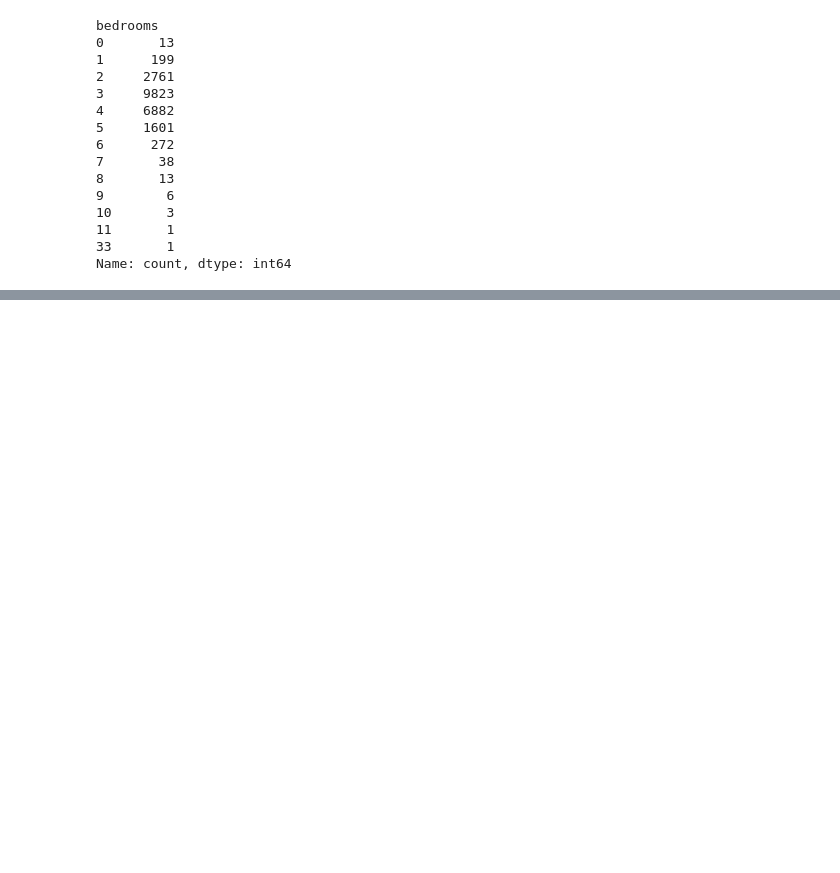
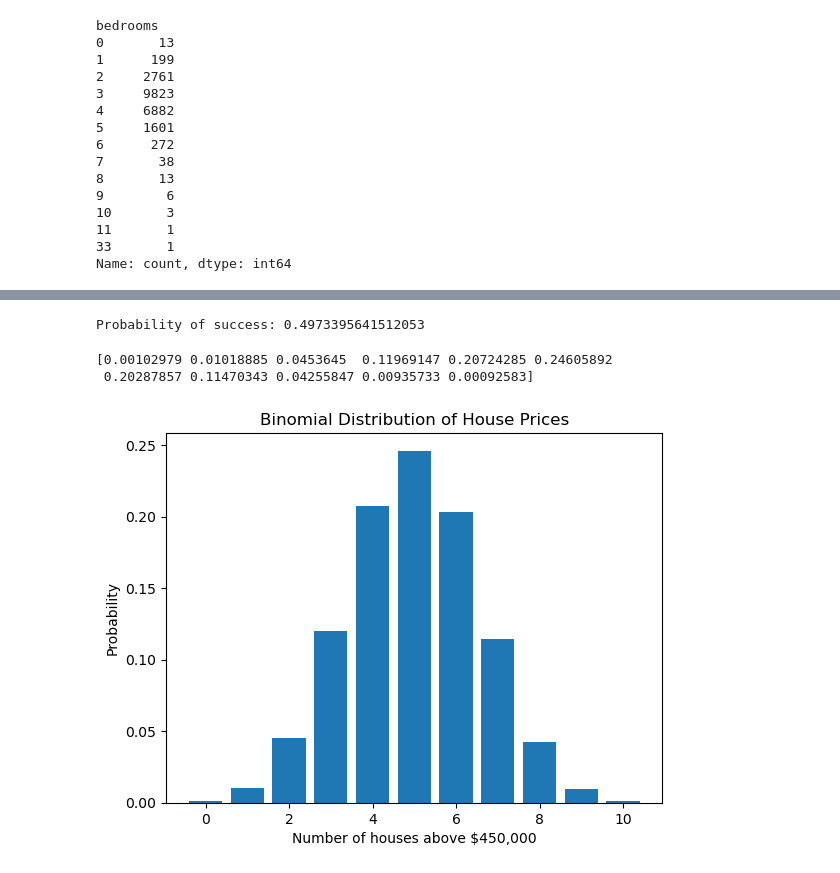
Before and after one commit to simo100000/Stats-for-Data-Analytics-, a Jupyter notebook: Housing_Statistics_CA1.ipynb, the cells around one changed output, grey strips where cells are left out. Saved outputs shown, nothing was run; the diff lists cells and outputs as text; code cells hidden in the pictures; blank space fills up the shorter version.

Commit message:
3. Binomial Distribution
3. Binomial Distribution

```diff
--- a/Housing_Statistics_CA1.ipynb
+++ b/Housing_Statistics_CA1.ipynb
@@ -199,0 +231,36 @@ These results suggest that the dataset is mainly composed of properties with thr
+# %%
+# Calculate the probability of success
+
+p = (df['price'] > 450000).mean()
+
+print("Probability of success:", p)
+# %% [output]
+Probability of success: 0.4973395641512053
+# %%
+from scipy.stats import binom
+
+# Number of houses selected
+n = 10
+
+# Possible number of successes
+x = np.arange(0, n + 1)
+
+# Calculate binomial probabilities
+pmf_values = binom.pmf(x, n=n, p=p)
+
+print(pmf_values)
+# %% [output]
+[0.00102979 0.01018885 0.0453645  0.11969147 0.20724285 0.24605892
+ 0.20287857 0.11470343 0.04255847 0.00935733 0.00092583]
+# %%
+# Plot the binomial distribution
+
+plt.bar(x, pmf_values)
+
+plt.xlabel('Number of houses above $450,000')
+plt.ylabel('Probability')
+plt.title('Binomial Distribution of House Prices')
+
+plt.show()
+# %% [output]
+[figure, added]
```
Also changed, not shown: parts of 13 cells of this notebook.
